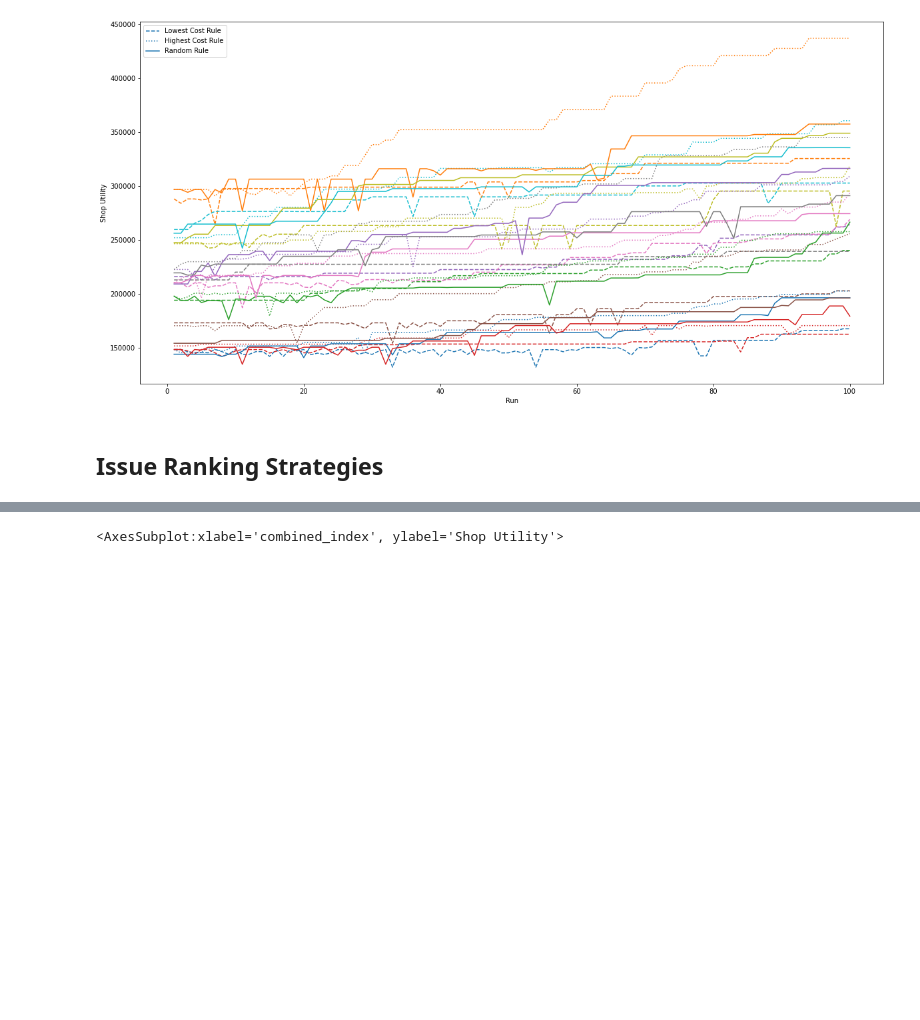
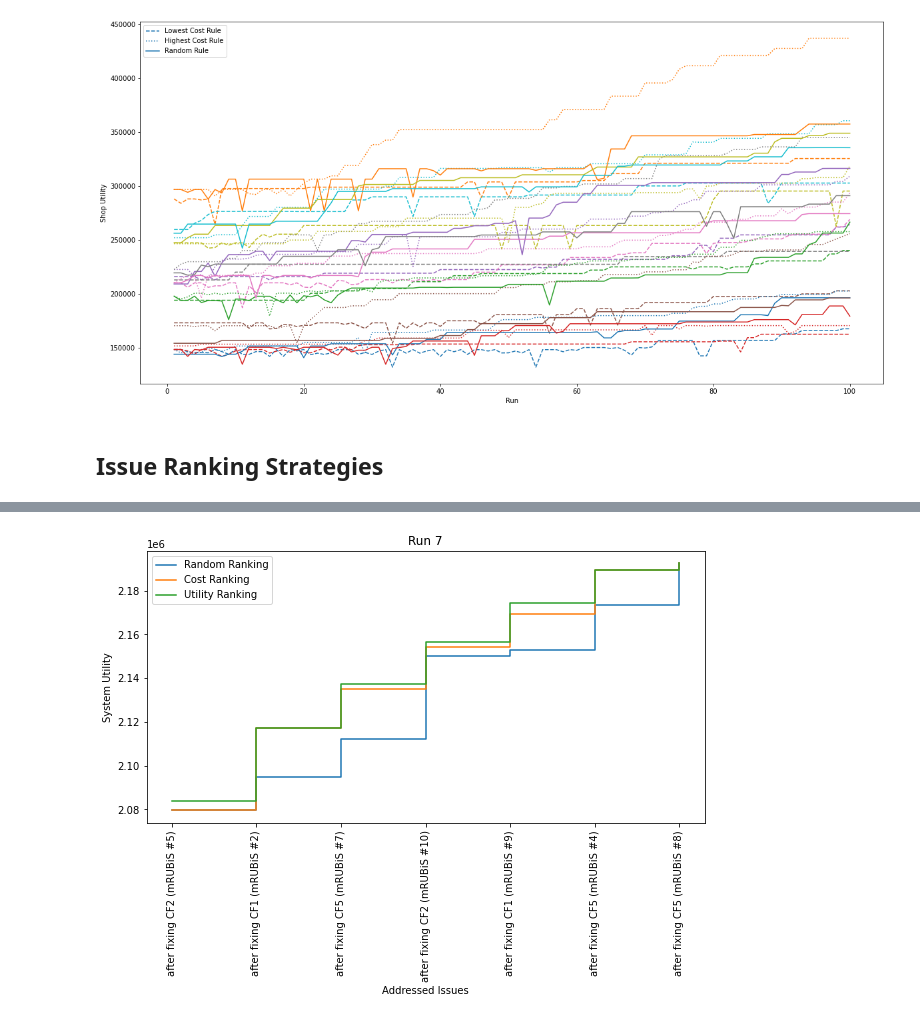
Before and after one commit to Phimanu/MachineLearningControl, a Jupyter notebook: mrubis_controller/performance_plots.ipynb, the cells around one changed output, grey strips where cells are left out. Cells and saved outputs as stored; diff of their text form; code cells hidden in the pictures; blank space fills up the shorter version.

```diff
--- a/mrubis_controller/performance_plots.ipynb
+++ b/mrubis_controller/performance_plots.ipynb
@@ -56,13 +84,25 @@ def get_interesting_rows_from_run(df:pd.DataFrame, run_to_show:int=1):
     return example_fixes
+# %%
+def plot_strategies_per_run(df, run):
+    fig, ax = plt.subplots(figsize=(10,5))
+    plotting_map = {
+        'Random Ranking': 'random',
+        'Cost Ranking': 'cost',
+        'Utility Ranking': 'utility',
+    }
+    for label, strategy in plotting_map.items():
+        replicate_issue_ranking(df, run, strategy).plot(
+            x='combined_index',
+            y='estimated_system_utility',
+            drawstyle='steps-post',
+            rot=90,
+            ax=ax,
+            label=label
+        )
+
+    ax.set(xlabel='Addressed Issues', ylabel='System Utility', title=f'Run {run}')
+    return fig
 # %%
-low_u_ex = get_interesting_rows_from_run(low_u_df, 7)
+plot_strategies_per_run(low_u_df, 7);
+# %% [output]
+[figure, added]
-# %%
-low_u_ex.plot(
-        x='combined_index',
-        y='estimated_system_utility',
-        drawstyle='steps-post',
-        rot=90,
-        ax=ax
-    )
-# %% [output]
-<AxesSubplot:xlabel='combined_index', ylabel='Shop Utility'>
```
Also changed, not shown: parts of 4 cells of this notebook.
